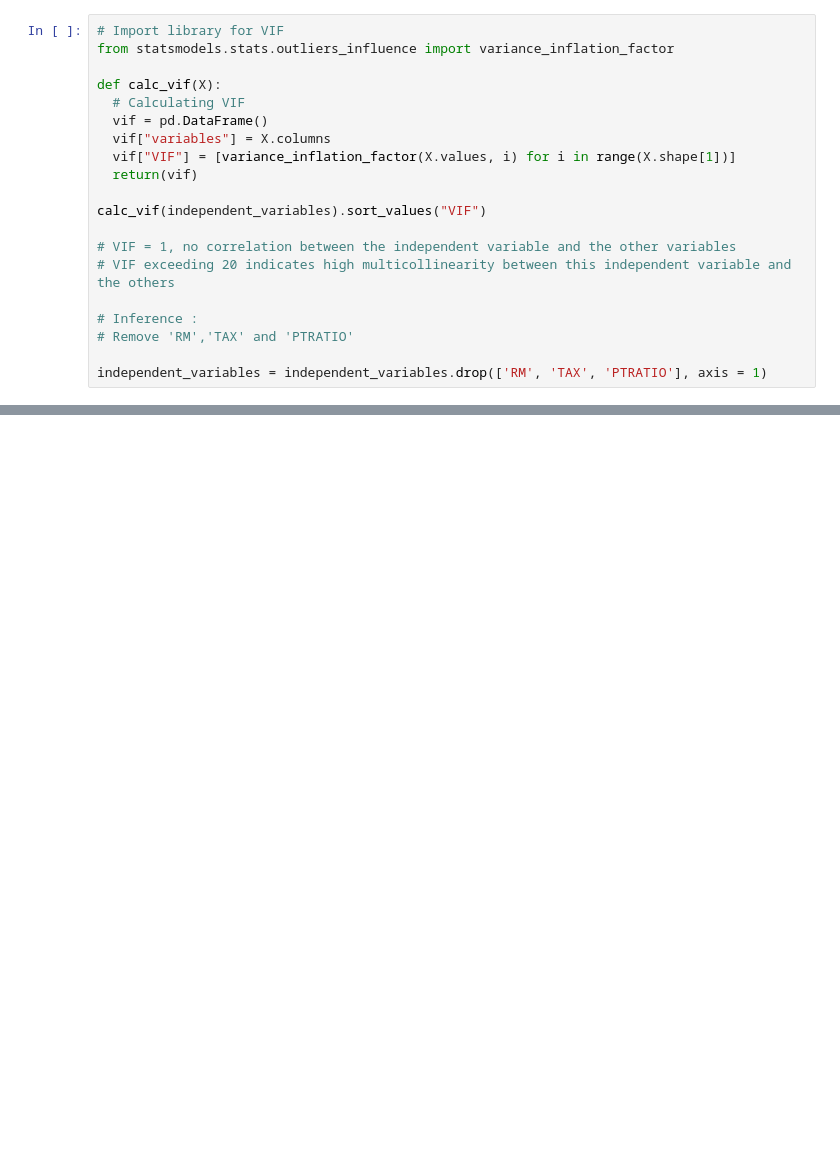
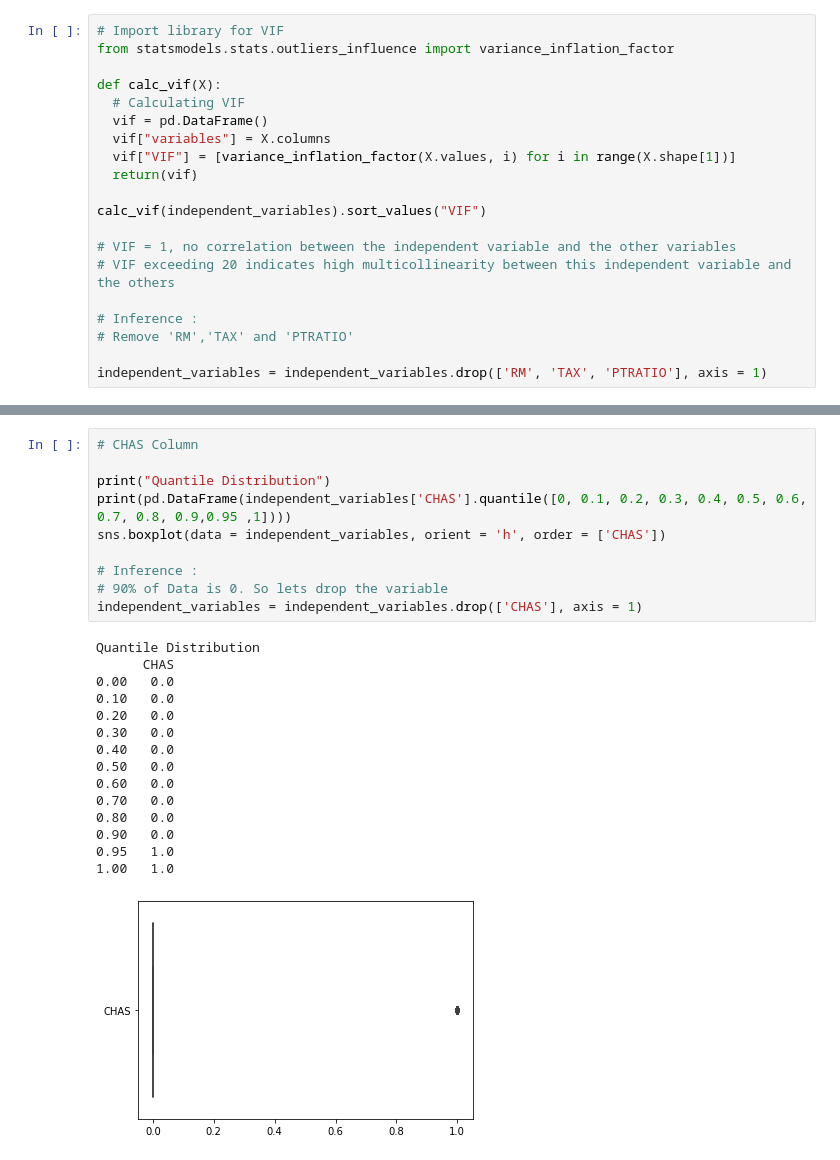
Before and after one commit to sandipanpaul21/Machine-Learning-in-Python-Code, a Jupyter notebook: 07_Simple_and_Multiple_Regression.ipynb, the cells around one changed output, grey strips where cells are left out. Drawn from its saved outputs; the diff is of its cells as text; blank space fills up the shorter version.

```diff
--- a/07_Simple_and_Multiple_Regression.ipynb
+++ b/07_Simple_and_Multiple_Regression.ipynb
@@ -347,0 +401,26 @@ Quantile Distribution
+# %%
+# CHAS Column
+
+print("Quantile Distribution")
+print(pd.DataFrame(independent_variables['CHAS'].quantile([0, 0.1, 0.2, 0.3, 0.4, 0.5, 0.6, 0.7, 0.8, 0.9,0.95 ,1])))
+sns.boxplot(data = independent_variables, orient = 'h', order = ['CHAS'])
+
+# Inference :
+# 90% of Data is 0. So lets drop the variable
+independent_variables = independent_variables.drop(['CHAS'], axis = 1)
+# %% [output]
+Quantile Distribution
+      CHAS
+0.00   0.0
+0.10   0.0
+0.20   0.0
+0.30   0.0
+0.40   0.0
+0.50   0.0
+0.60   0.0
+0.70   0.0
+0.80   0.0
+0.90   0.0
+0.95   1.0
+1.00   1.0
+[figure, added]
```
Also changed, not shown: parts of 10 cells of this notebook.
